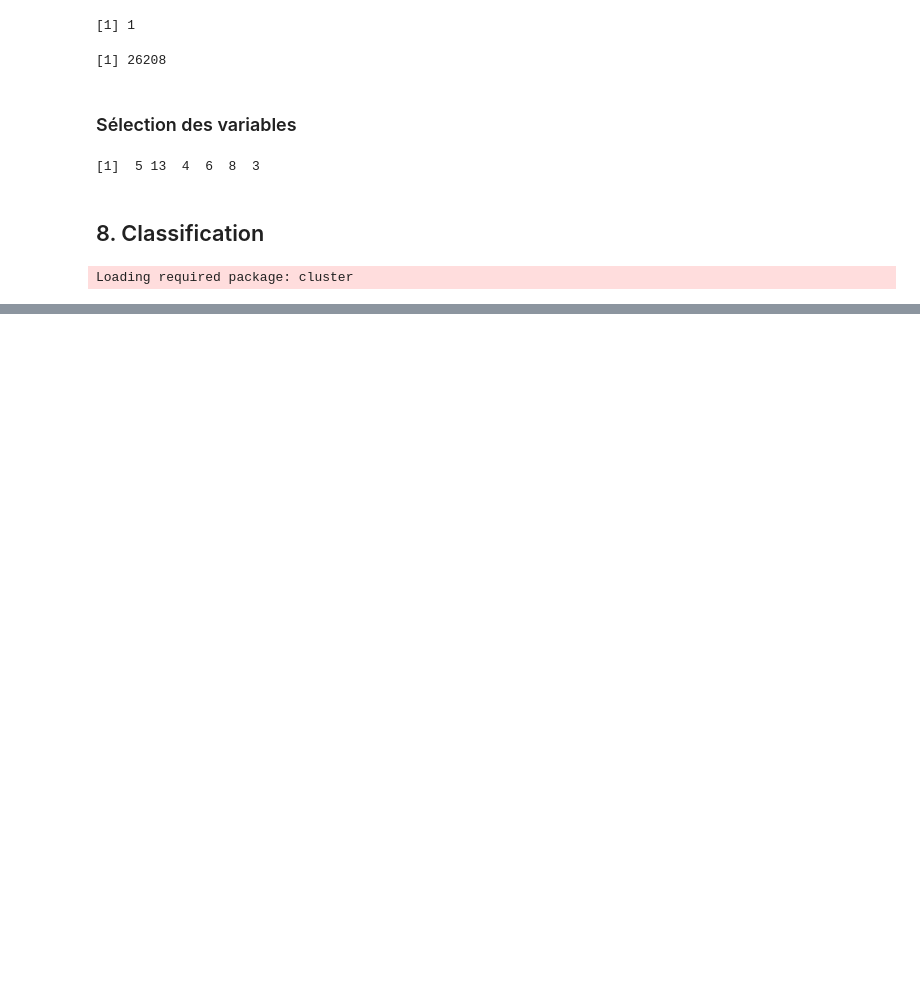
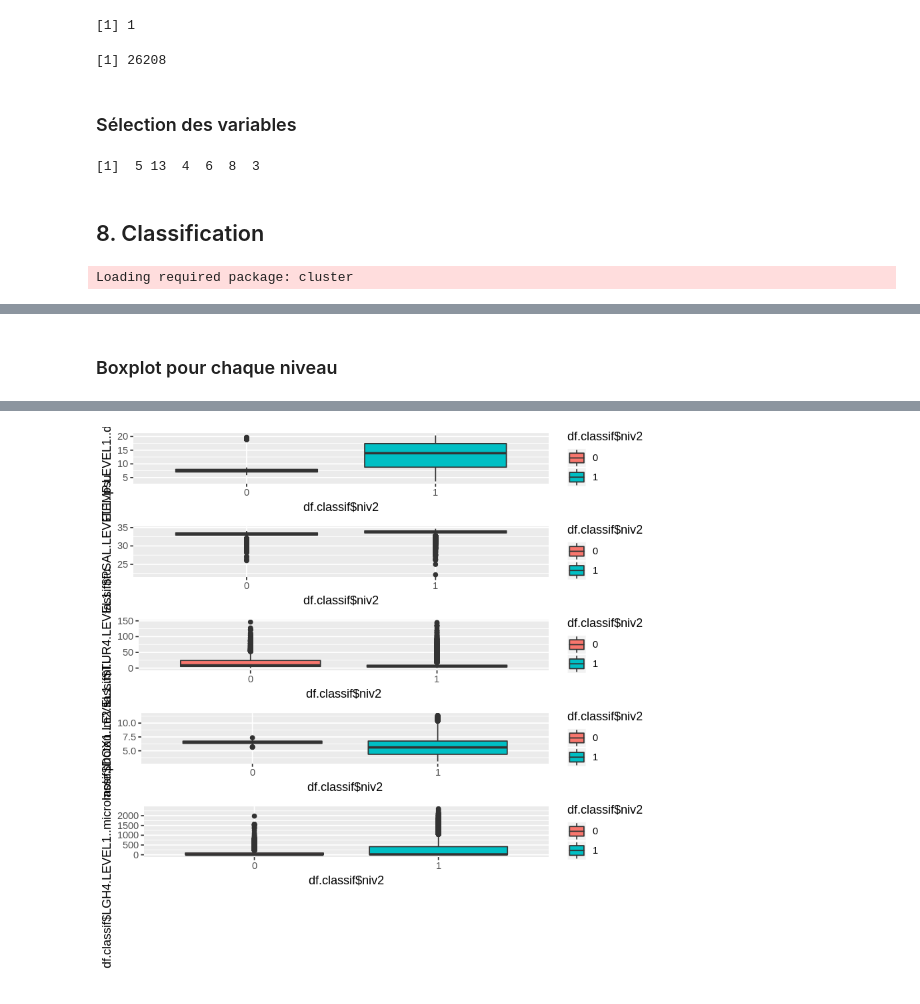
Before and after one commit to weatherforce/extremime, a Jupyter notebook: exemples/Exemple-traitement-donnees-Coriolis.ipynb, the cells around one changed output, grey strips where cells are left out. Drawn from its saved outputs; the diff is of its cells as text; code cells hidden in the pictures; blank space fills up the shorter version.

```diff
--- a/exemples/Exemple-traitement-donnees-Coriolis.ipynb
+++ b/exemples/Exemple-traitement-donnees-Coriolis.ipynb
@@ -616,0 +671,17 @@ label.prec
+# %% [markdown]
+### Boxplot pour chaque niveau
+# %%
+bp1<-ggplot(df.classif, aes(x=df.classif$niv2, y=df.classif$TEMP.LEVEL1..degree_Celsius., fill=df.classif$niv2))+
+  geom_boxplot();
+bp2<-ggplot(df.classif, aes(x=df.classif$niv2, y=df.classif$PSAL.LEVEL1..psu.,fill=df.classif$niv2)) +
+  geom_boxplot()
+bp3<-ggplot(df.classif, aes(x=df.classif$niv2, y=df.classif$TUR4.LEVEL1..ntu.,fill=df.classif$niv2)) +
+  geom_boxplot()
+bp4<-ggplot(df.classif, aes(x=df.classif$niv2, y=df.classif$DOX1.LEVEL1..ml.l.,fill=df.classif$niv2)) +
+  geom_boxplot()
+bp5<-ggplot(df.classif, aes(x=df.classif$niv2, y=df.classif$LGH4.LEVEL1..micromole.photon..m2.s..,fill=df.classif$niv2)) +
+  geom_boxplot()
+
+#jpeg('Boxplot_Niv2.jpg');
+grid.arrange(bp1, bp2, bp3, bp4, bp5, ncol=1, nrow = 6)
+# %% [output]
@@ -616,0 +690 @@ label.prec
+[figure, added]
```
Also changed, not shown: parts of 16 cells of this notebook, 1 other file.
